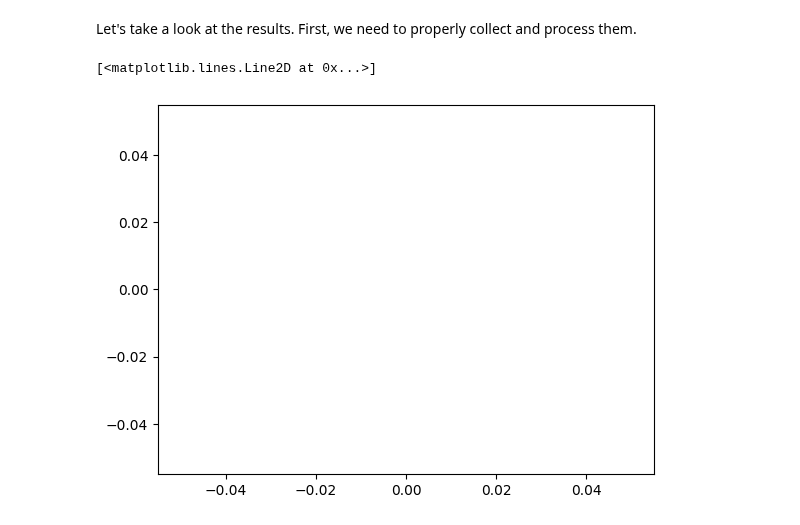
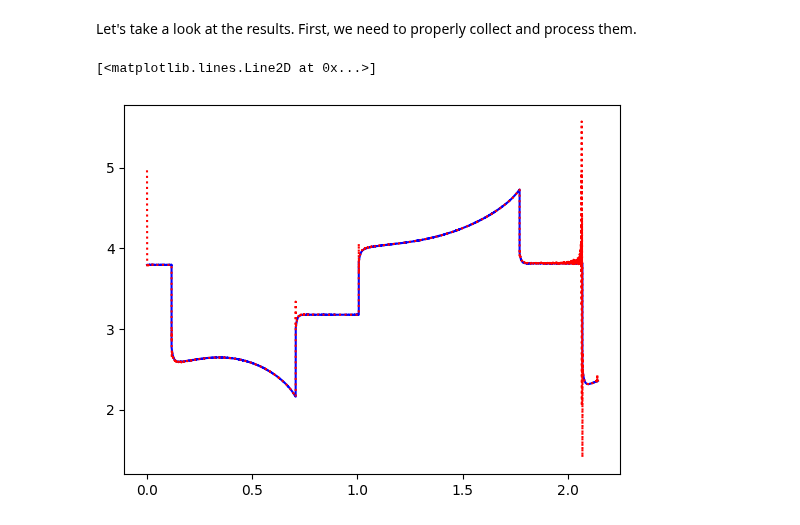
Before and after one commit to ROVI-org/auto-soh, a Jupyter notebook: notebooks/demonstrate_dual_ukf.ipynb, the cells around one changed output. Cells and saved outputs as stored; diff of their text form; code cells hidden in the pictures.

```diff
--- a/notebooks/demonstrate_dual_ukf.ipynb
+++ b/notebooks/demonstrate_dual_ukf.ipynb
@@ -588,15 +588,15 @@ LinAlgError: SVD did not converge
 # %% [markdown]
 Let's take a look at the results. First, we need to properly collect and process them.
 # %%
-num_points = len(joint_ukf_predictions['voltages'])
+num_points = len(dual_ukf_predictions['voltages'])
 timestamps = np.array([control.time.item() for control in controls])
-# plt.plot(timestamps[:len(noisy_voltage)]/ 3600,
-#          noisy_voltage,
-#          color='blue')
+plt.plot(timestamps[:len(noisy_voltage)]/ 3600,
+         noisy_voltage,
+         color='blue')
 plt.plot(timestamps[:num_points]/ 3600,
-         [pred.get_mean() for pred in joint_ukf_predictions['voltages']],
+         [pred.get_mean() for pred in dual_ukf_predictions['voltages']],
          linestyle=':',
          color='red')
 # %% [output]
 [<matplotlib.lines.Line2D at 0x...>]
-[figure, old version]
+[figure, new version]
```
